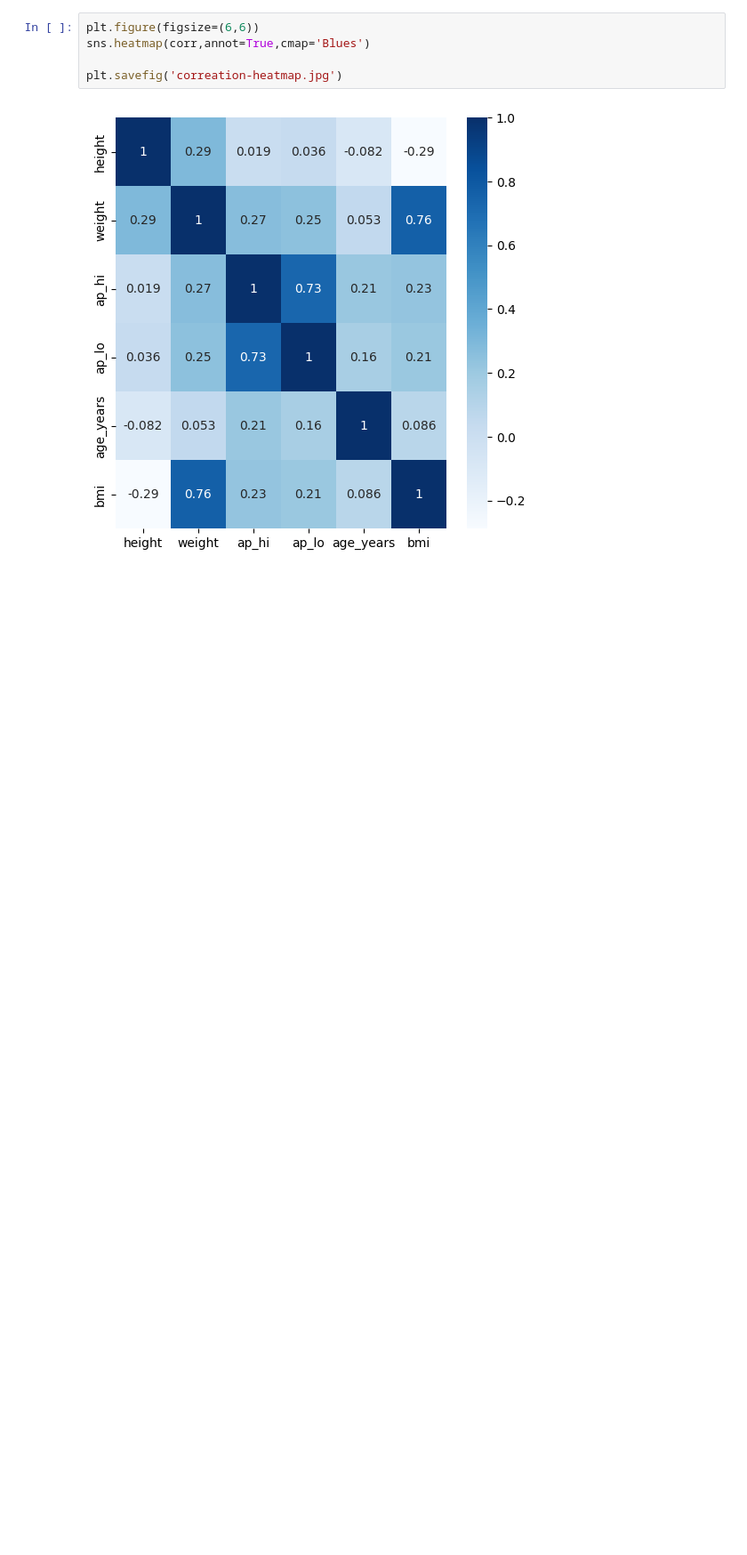
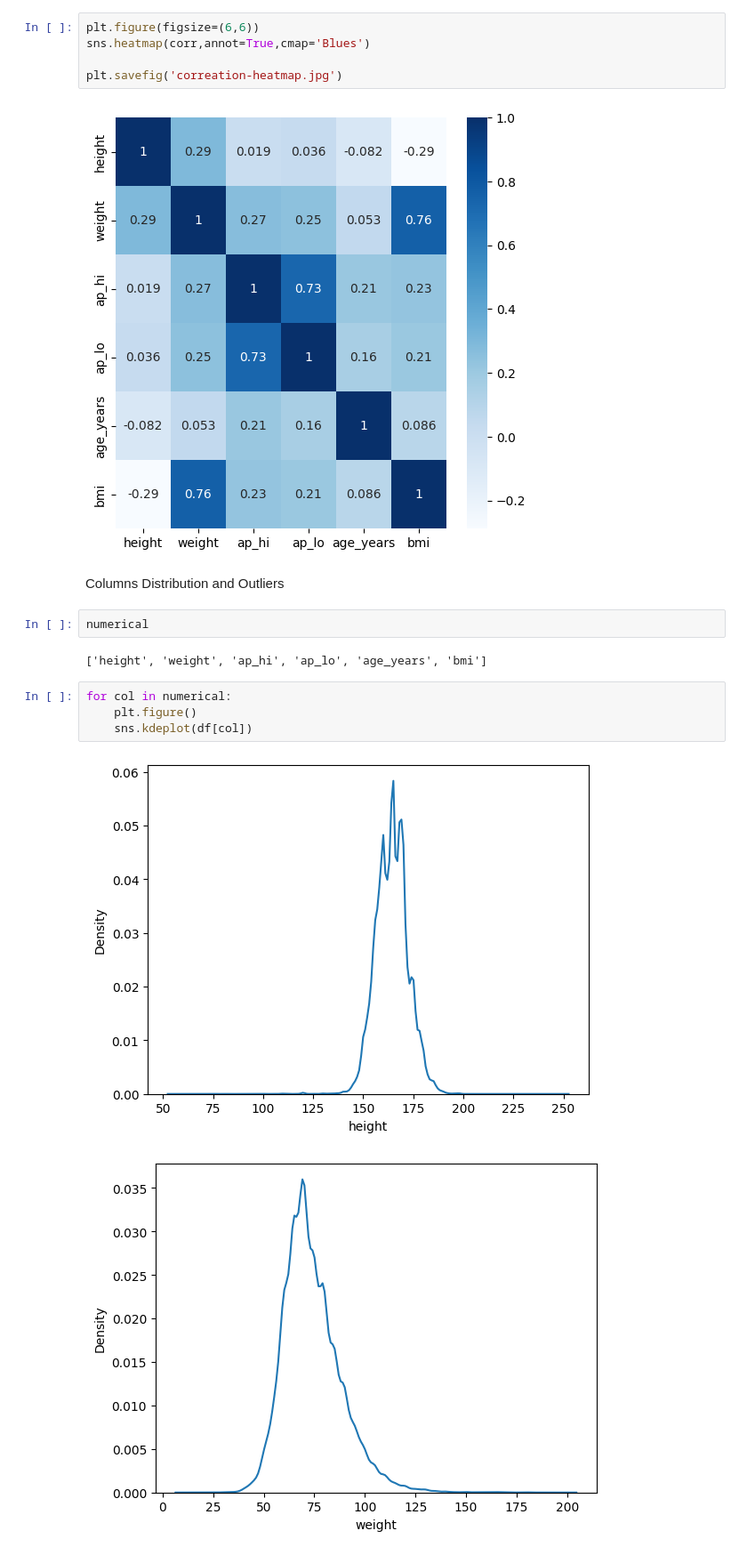
Before and after one commit to Manishkumar902/Project_cardio, a Jupyter notebook: Project.ipynb, the cells around one changed output. Shown at 89% size. Cells and saved outputs as stored; diff of their text form; blank space fills up the shorter version.

```diff
--- a/Project.ipynb
+++ b/Project.ipynb
@@ -144,3 +147,16 @@ sns.heatmap(corr,annot=True,cmap='Blues')
 plt.savefig('correation-heatmap.jpg')
 # %% [output]
 [figure]
+# %% [markdown]
+Columns Distribution and Outliers
+# %%
+numerical
+# %% [output]
+['height', 'weight', 'ap_hi', 'ap_lo', 'age_years', 'bmi']
+# %%
+for col in numerical:
+    plt.figure()
+    sns.kdeplot(df[col])
+# %% [output]
+[figure, added]
+[figure, added]
```
Also changed, not shown: parts of 6 cells of this notebook, 3 other files.
